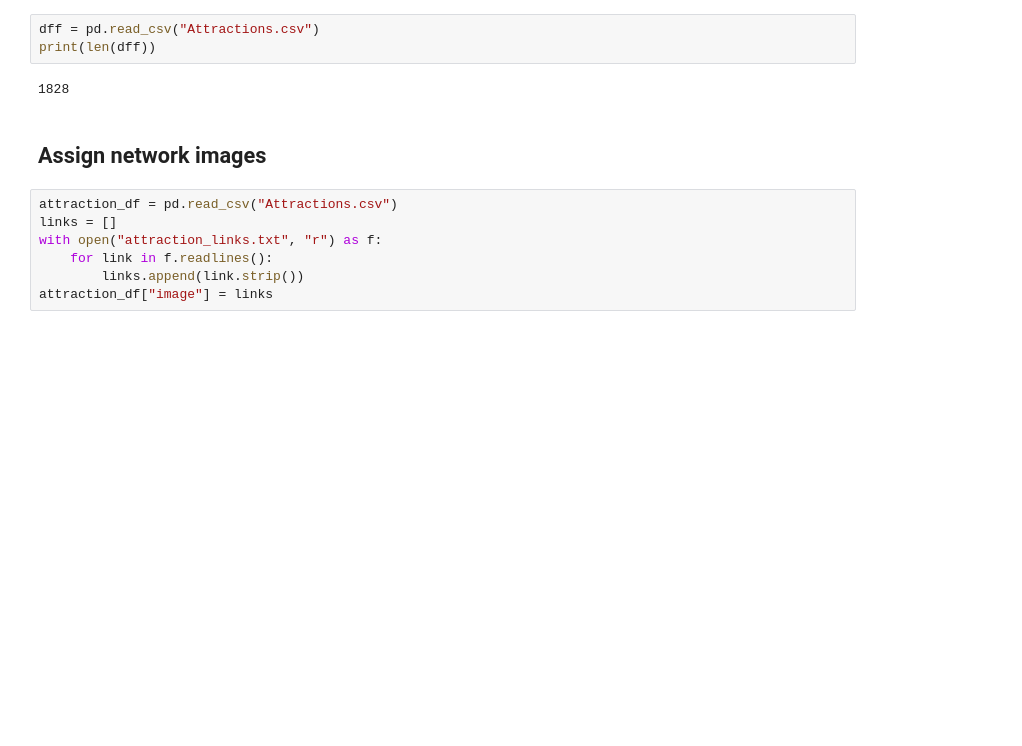
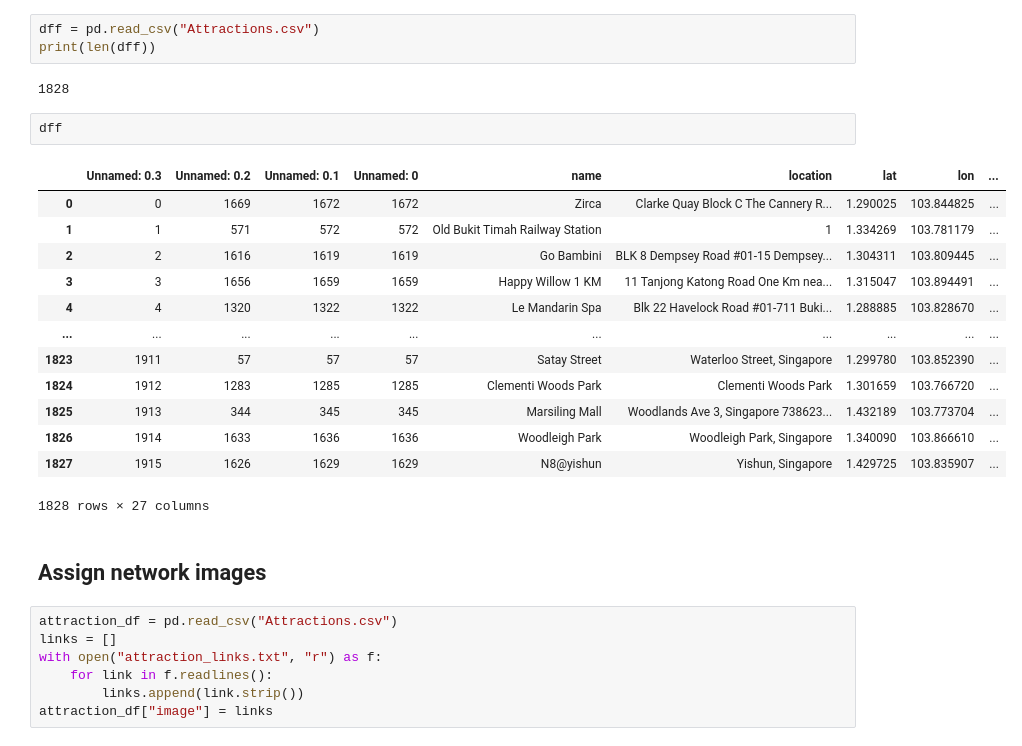
Before and after one commit to Enigmatrix/planlah, a Jupyter notebook: recommender/src/data/longlat.ipynb, the cells around one changed output. Drawn from its saved outputs; the diff is of its cells as text; blank space fills up the shorter version.

```diff
--- a/recommender/src/data/longlat.ipynb
+++ b/recommender/src/data/longlat.ipynb
@@ -508,6 +508,22 @@ dff = pd.read_csv("Attractions.csv")
 print(len(dff))
 # %% [output]
 1828
+# %%
+dff
+# %% [output]
+|  | Unnamed: 0.3 | Unnamed: 0.2 | Unnamed: 0.1 | Unnamed: 0 | name | location | lat | lon | ... |
+| 0 | 0 | 1669 | 1672 | 1672 | Zirca | Clarke Quay Block C The Cannery R... | 1.290025 | 103.844825 | ... |
+| 1 | 1 | 571 | 572 | 572 | Old Bukit Timah Railway Station | 1 | 1.334269 | 103.781179 | ... |
+| 2 | 2 | 1616 | 1619 | 1619 | Go Bambini | BLK 8 Dempsey Road #01-15 Dempsey... | 1.304311 | 103.809445 | ... |
+| 3 | 3 | 1656 | 1659 | 1659 | Happy Willow 1 KM | 11 Tanjong Katong Road One Km nea... | 1.315047 | 103.894491 | ... |
+| 4 | 4 | 1320 | 1322 | 1322 | Le Mandarin Spa | Blk 22 Havelock Road #01-711 Buki... | 1.288885 | 103.828670 | ... |
+| ... | ... | ... | ... | ... | ... | ... | ... | ... | ... |
+| 1823 | 1911 | 57 | 57 | 57 | Satay Street | Waterloo Street, Singapore | 1.299780 | 103.852390 | ... |
+| 1824 | 1912 | 1283 | 1285 | 1285 | Clementi Woods Park | Clementi Woods Park | 1.301659 | 103.766720 | ... |
+| 1825 | 1913 | 344 | 345 | 345 | Marsiling Mall | Woodlands Ave 3, Singapore 738623... | 1.432189 | 103.773704 | ... |
+| 1826 | 1914 | 1633 | 1636 | 1636 | Woodleigh Park | Woodleigh Park, Singapore | 1.340090 | 103.866610 | ... |
+| 1827 | 1915 | 1626 | 1629 | 1629 | N8@yishun | Yishun, Singapore | 1.429725 | 103.835907 | ... |
+1828 rows × 27 columns
 # %% [markdown]
 ## Assign network images
 # %%
```
Also changed, not shown: 8 other files.
